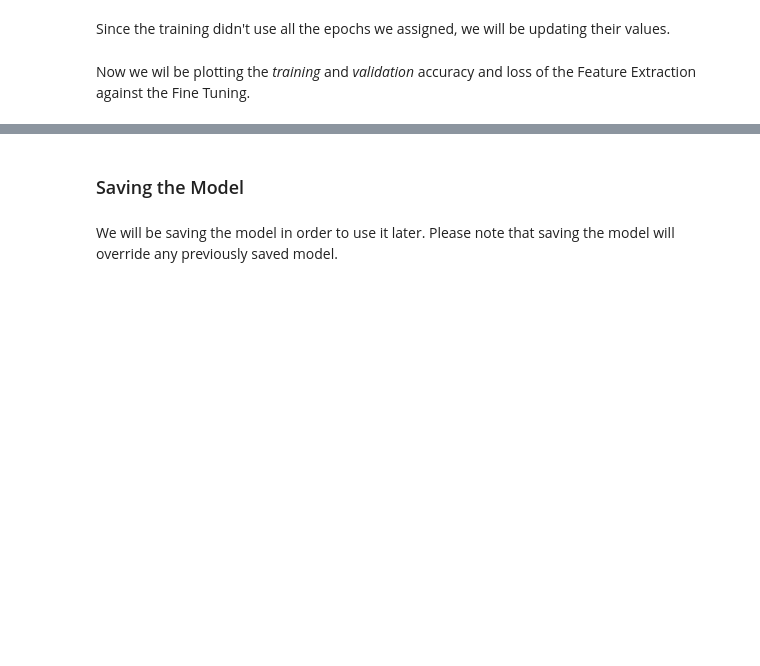
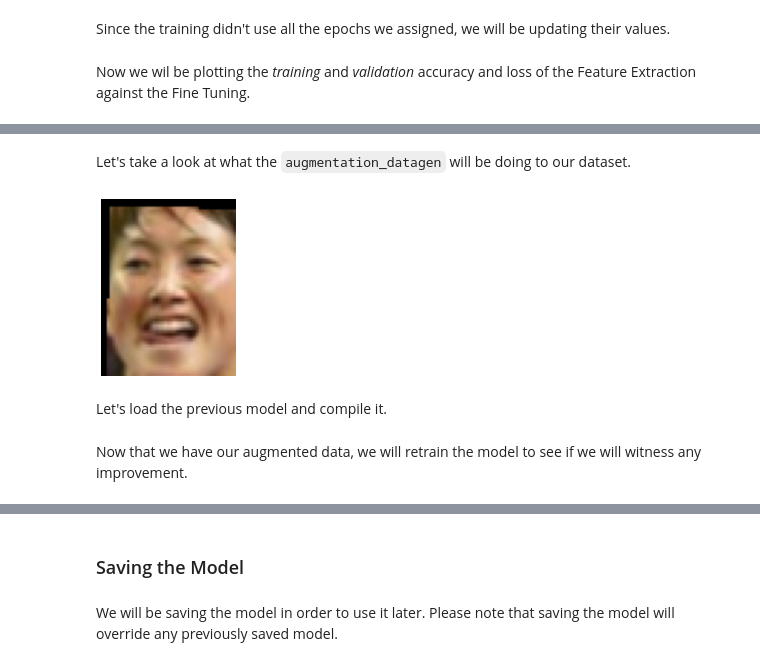
Before and after one commit to nizarmah/oracle, a Jupyter notebook: main.ipynb, the cells around one changed output, grey strips where cells are left out. Drawn from its saved outputs; the diff is of its cells as text; code cells hidden in the pictures; blank space fills up the shorter version.

```diff
--- a/main.ipynb
+++ b/main.ipynb
@@ -608,0 +617,21 @@ plt.show()
+# %%
+augment_datagen = tf.keras.preprocessing.image.ImageDataGenerator(rescale=1/255.,
+                                                                rotation_range=5,
+                                                                shear_range=5,
+                                                                width_shift_range=0.05,
+                                                                height_shift_range=0.05,
+                                                                brightness_range=(0.95,1.05),
+                                                                fill_mode='constant')
+
+augment_datagen.fit(getImageData(X_train))
+augment_generator = augment_datagen.flow(getImageData(X_train), y=getImageLabels(y_train),
+                                            batch_size=batch_size, shuffle=True)
+# %% [markdown]
+Let's take a look at what the `augmentation_datagen` will be doing to our dataset.
+# %%
+printImage(augment_datagen.standardize(
+    augment_datagen.random_transform(getImageData(X.sample(n=1))[0])))
+# %% [output]
+[figure, added]
+# %% [markdown]
+Let's load the previous model and compile it.
@@ -608,0 +642,2 @@ plt.show()
+# %% [markdown]
+Now that we have our augmented data, we will retrain the model to see if we will witness any improvement.
```
Also changed, not shown: parts of 16 cells of this notebook, 1 other file.
